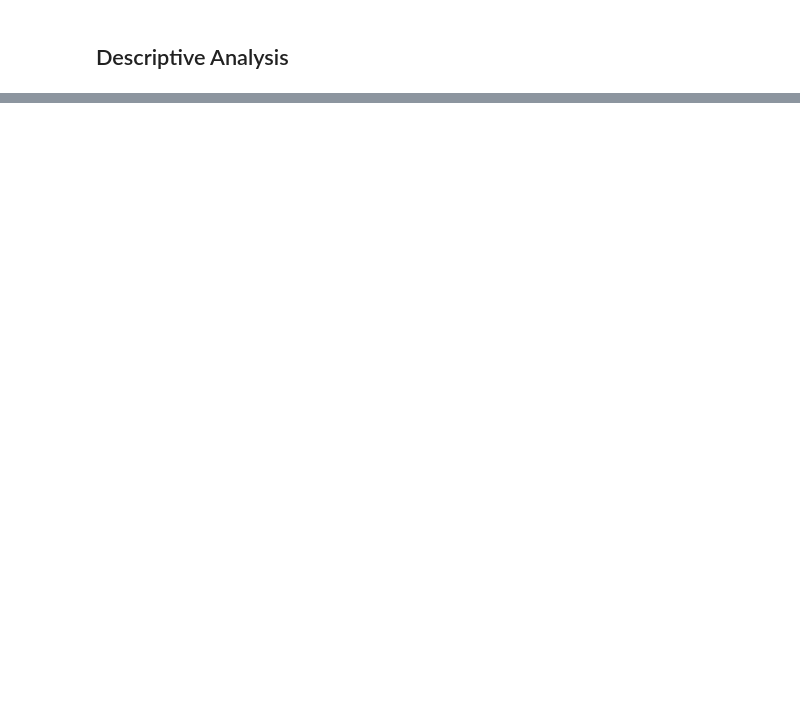
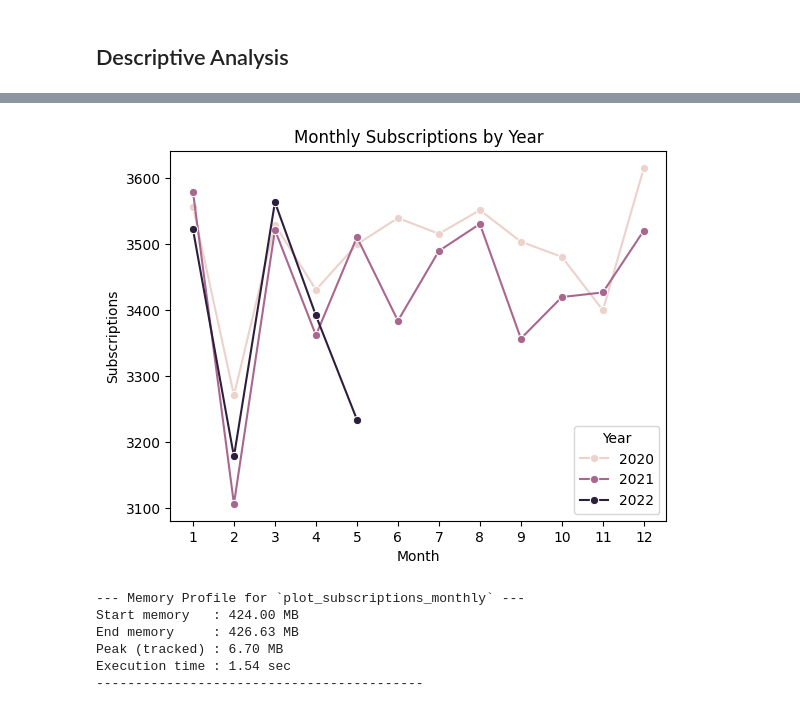
Before and after one commit to daryfauzan/Shopee-AI-Engineer-Technical-Test, a Jupyter notebook: src/Q1 CSV Parsing/notebook.ipynb, the cells around one changed output, grey strips where cells are left out. Cells and saved outputs as stored; diff of their text form; code cells hidden in the pictures; blank space fills up the shorter version.

```diff
--- a/src/Q1 CSV Parsing/notebook.ipynb
+++ b/src/Q1 CSV Parsing/notebook.ipynb
@@ -134,0 +250,30 @@ memory usage: 9.2+ MB
+# %%
+@profiler
+def plot_subscriptions_monthly(df: pd.DataFrame, date_col: str):
+    df["Year"] = df[date_col].dt.year
+    df["Month"] = df[date_col].dt.month
+
+    monthly_counts = df.groupby(["Year", "Month"]).size().reset_index(name="Count")
+    sns.lineplot(
+        data=monthly_counts,
+        x="Month",
+        y="Count",
+        hue="Year",      # separate line per year
+        marker="o"       # dots on points (optional)
+    )
+
+    plt.xticks(range(1, 13))  # months 1–12
+    plt.xlabel("Month")
+    plt.ylabel("Subscriptions")
+    plt.title("Monthly Subscriptions by Year")
+    plt.show()
+
+plot_subscriptions_monthly(df, "Subscription Date")
+# %% [output]
+[figure, added]
+--- Memory Profile for `plot_subscriptions_monthly` ---
+Start memory   : 424.00 MB
+End memory     : 426.63 MB
+Peak (tracked) : 6.70 MB
+Execution time : 1.54 sec
+------------------------------------------
```
Also changed, not shown: parts of 25 cells of this notebook.
